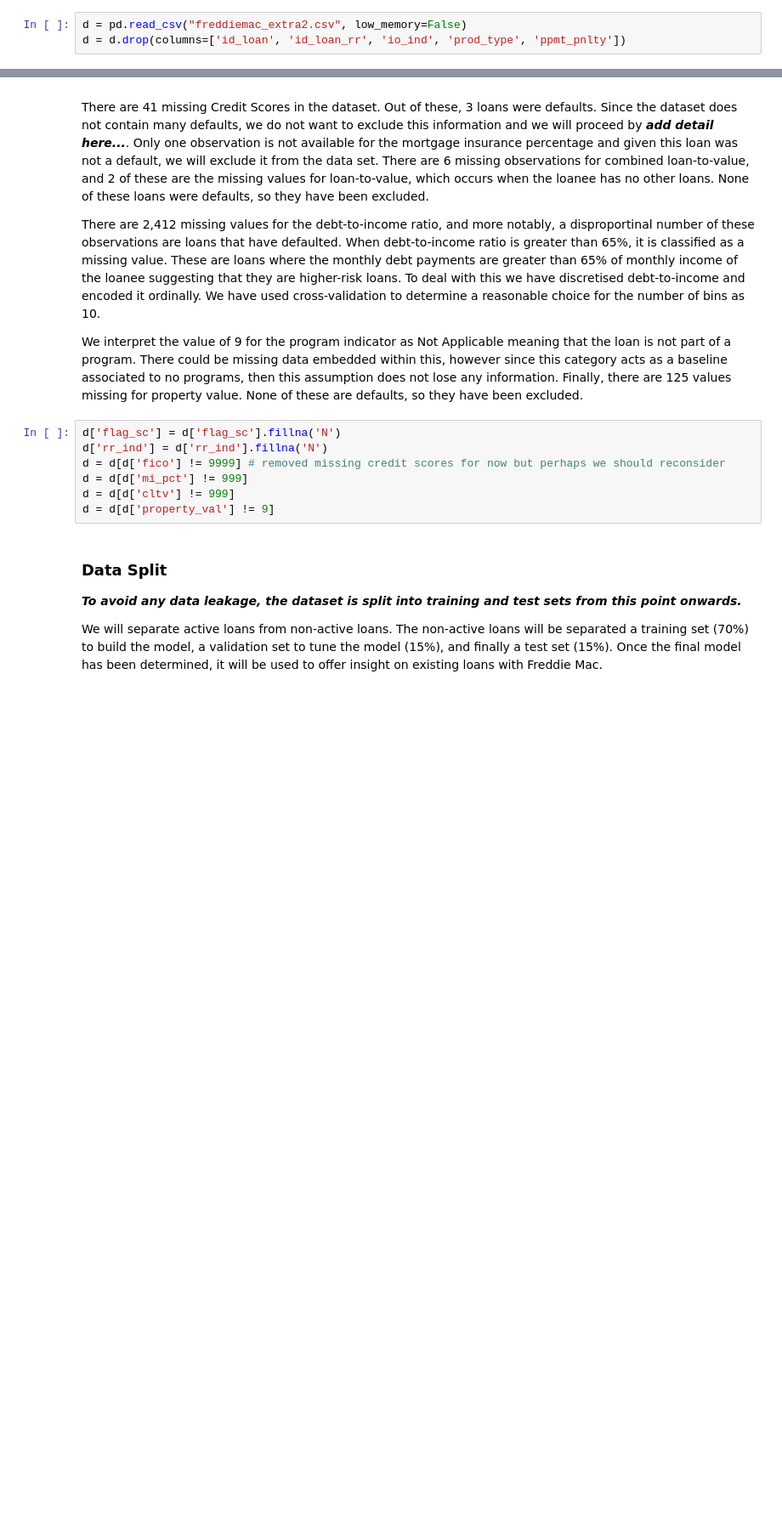
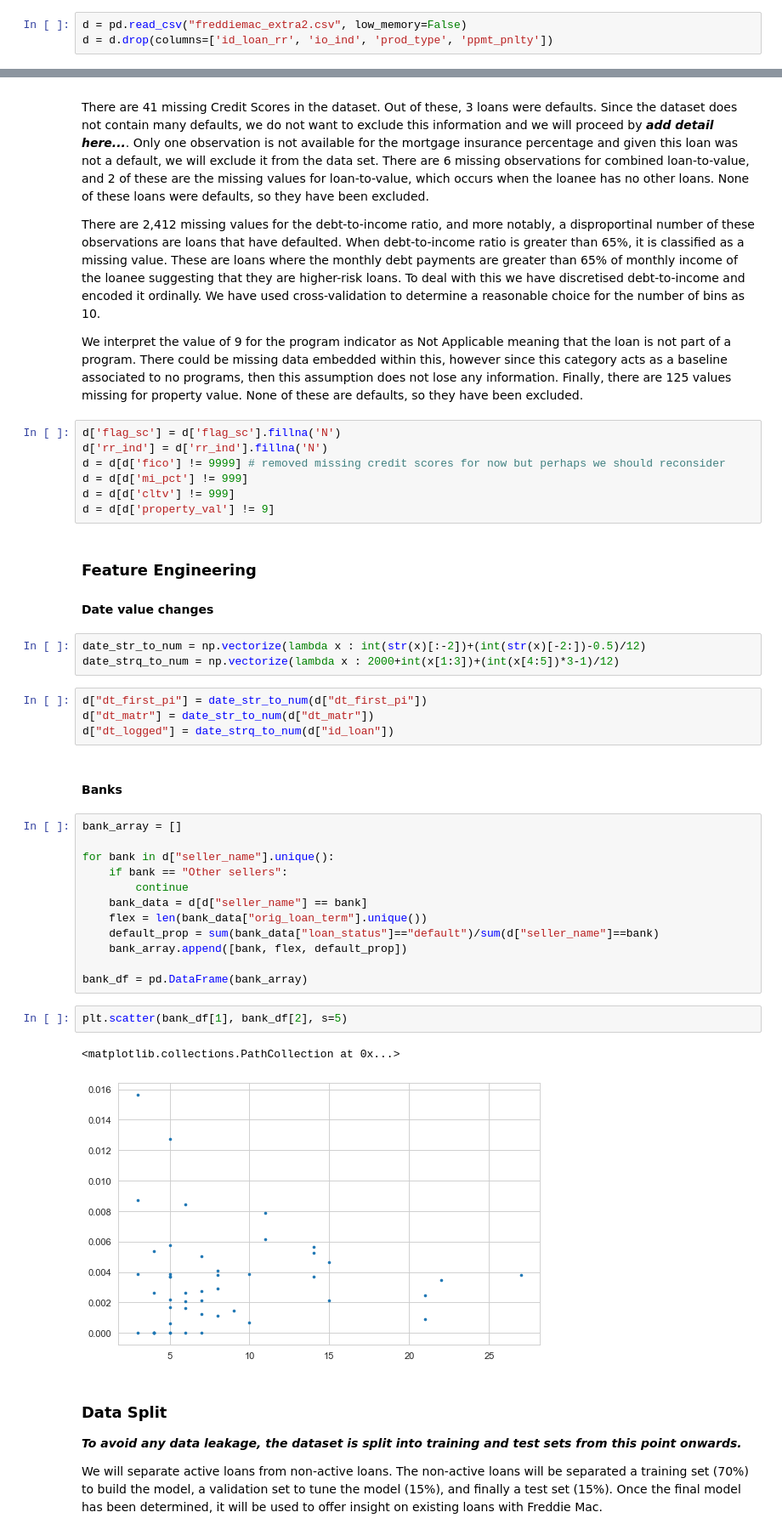
Before and after one commit to AsheRaymondBarker/MLPy2, a Jupyter notebook: project2final.ipynb, the cells around one changed output, grey strips where cells are left out. Shown at 85% size. Cells and saved outputs as stored; diff of their text form; blank space fills up the shorter version.

```diff
--- a/project2final.ipynb
+++ b/project2final.ipynb
@@ -100,7 +100,7 @@ The following columns from the data set have been removed since they do not offe
 - **id_loan** ***we could keep this if we want to consider a comparison of the origination date and the first payment date***
 # %%
 d = pd.read_csv("freddiemac_extra2.csv", low_memory=False)
-d = d.drop(columns=['id_loan', 'id_loan_rr', 'io_ind', 'prod_type', 'ppmt_pnlty'])
+d = d.drop(columns=['id_loan_rr', 'io_ind', 'prod_type', 'ppmt_pnlty'])
 # %% [markdown]
 
 ### Missing Data
@@ -120,6 +120,35 @@ d = d[d['fico'] != 9999] # removed missing credit scores for now but perhaps we
 d = d[d['mi_pct'] != 999]
 d = d[d['cltv'] != 999]
 d = d[d['property_val'] != 9]
+# %% [markdown]
+### Feature Engineering
+#### Date value changes
+# %%
+date_str_to_num = np.vectorize(lambda x : int(str(x)[:-2])+(int(str(x)[-2:])-0.5)/12)
+date_strq_to_num = np.vectorize(lambda x : 2000+int(x[1:3])+(int(x[4:5])*3-1)/12)
+# %%
+d["dt_first_pi"] = date_str_to_num(d["dt_first_pi"])
+d["dt_matr"] = date_str_to_num(d["dt_matr"])
+d["dt_logged"] = date_strq_to_num(d["id_loan"])
+# %% [markdown]
+#### Banks
+# %%
+bank_array = []
+
+for bank in d["seller_name"].unique():
+    if bank == "Other sellers":
+        continue
+    bank_data = d[d["seller_name"] == bank]
+    flex = len(bank_data["orig_loan_term"].unique())
+    default_prop = sum(bank_data["loan_status"]=="default")/sum(d["seller_name"]==bank)
+    bank_array.append([bank, flex, default_prop])
+
+bank_df = pd.DataFrame(bank_array)
+# %%
+plt.scatter(bank_df[1], bank_df[2], s=5)
+# %% [output]
+<matplotlib.collections.PathCollection at 0x...>
+[figure, added]
 # %% [markdown]
 ### Data Split
 
```
Also changed, not shown: parts of 6 cells of this notebook, 15 other files.
